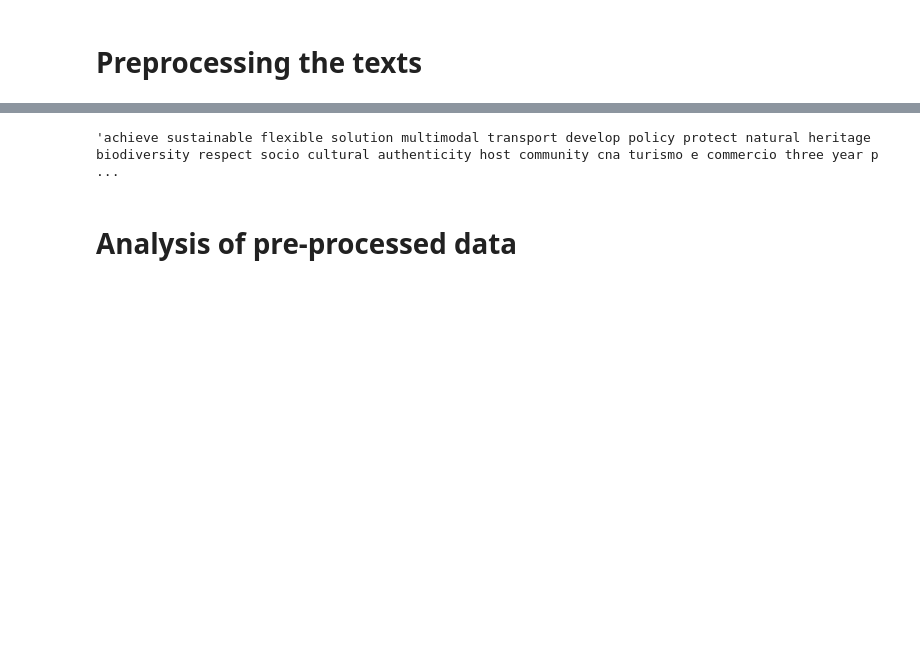
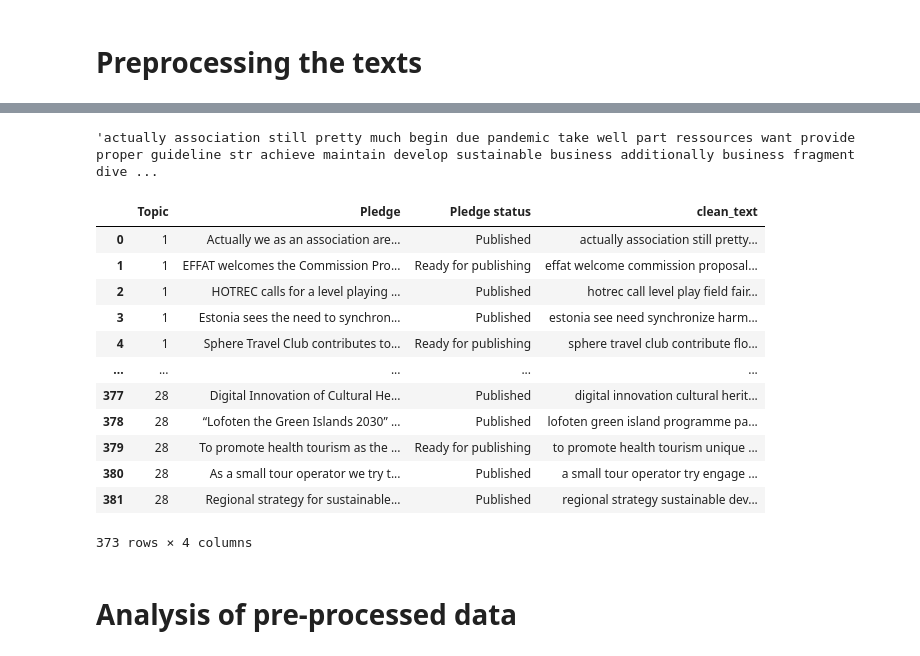
Before and after one commit to SEMICeu/semic_pledges, a Jupyter notebook: WordEmbedding/WordEmbedding.ipynb, the cells around one changed output, grey strips where cells are left out. Cells and saved outputs as stored; diff of their text form; code cells hidden in the pictures; blank space fills up the shorter version.

Commit message:
Testing new preprocess + fine tuning

```diff
--- a/WordEmbedding/WordEmbedding.ipynb
+++ b/WordEmbedding/WordEmbedding.ipynb
@@ -41,8 +74,9 @@ def preprocess(text):
     text = re.sub(r'\[[0-9]*\]', ' ', text)
     text = re.sub(r'[^\w\s]', '', str(text)) # Remove non alphanumeric characters
     text = re.sub(r'\d', '', text) # Removing digits
+    text = re.sub(r"\b[a-zA-Z]\b", "", text) # Removing single characters
     text = re.sub(r'\s+', ' ', str(text).strip()) # Replacing "double, triple, etc" whitespaces by one
     return text
 
-preprocess(first_clean(PledgesDf.iloc[3,1])) # Testing on pledge 4
+preprocess(ReplaceContractions(RemoveURL(first_clean(PledgesDf.iloc[0,1])))) # Testing on pledge 4
 # %% [output]
@@ -81,9 +115,39 @@ def lemmatizer(string):
          enumerate(word_pos_tags)]  # Map the position tag and lemmatize the word/token
     return " ".join(a)
 
-lemmatizer(stopword(preprocess(first_clean(PledgesDf.iloc[3,1]))))
+lemmatizer(stopword(preprocess(first_clean(PledgesDf.iloc[0,1]))))
 # %% [output]
-'achieve sustainable flexible solution multimodal transport develop policy protect natural heritage biodiversity respect socio cultural authenticity host community cna turismo e commercio three year p ...
+'actually association still pretty much begin due pandemic take well part ressources want provide proper guideline str achieve maintain develop sustainable business additionally business fragment dive ...
+# %%
+import gensim
+import spacy # python -m spacy download en_core_web_sm = CMD in your terminal
+
+PledgesDf['PreProcessedText'] = PledgesDf['Pledge'].apply(lambda x: preprocess(stopword(ReplaceContractions(RemoveURL(first_clean(x))))))
+data_words = [nltk.word_tokenize(i) for i in PledgesDf['PreProcessedText']]
+
+
+# Build the bigram and trigram models
+bigram = gensim.models.Phrases(data_words, min_count=5, threshold=100) # higher threshold fewer phrases.
+trigram = gensim.models.Phrases(bigram[data_words], threshold=100)
+bigram_mod = gensim.models.phrases.Phraser(bigram)
+trigram_mod = gensim.models.phrases.Phraser(trigram)
+
+# !python3 -m spacy download en  # run in terminal once
+def process_words(texts, stop_words=stopwords.words('english'), allowed_postags=['NOUN', 'ADJ', 'VERB', 'ADV']):
+    """Remove Stopwords, Form Bigrams, Trigrams and Lemmatization"""
+    texts = [[word for word in gensim.utils.simple_preprocess(str(doc)) if word not in stop_words] for doc in texts]
+    texts = [bigram_mod[doc] for doc in texts]
+    texts = [trigram_mod[bigram_mod[doc]] for doc in texts]
+    texts_out = []
+    nlp = spacy.load("en_core_web_sm")
+    for sent in texts:
+        doc = nlp(" ".join(sent))
+        texts_out.append([token.lemma_ for token in doc if token.pos_ in allowed_postags])
+    # remove stopwords once more after lemmatization
+    texts_out = [[word for word in gensim.utils.simple_preprocess(str(doc)) if word not in stop_words] for doc in texts_out]
+    return [' '.join(pledge) for pledge in texts_out]
+
+data_ready = process_words(data_words)  # processed Text Data!
 # %%
 def preprocessing(text):
 
@@ -95,12 +159,30 @@ def preprocessing(text):
     print(n)
     print("length of the text is : ")
     print(len(first_clean(text)))
-    return lemmatizer(stopword(preprocess(first_clean(text))))
+    return lemmatizer(preprocess(stopword(ReplaceContractions(RemoveURL(first_clean(text))))))
 # %%
 n=0
 print("begin pre-processing")
 PledgesDf['clean_text'] = PledgesDf['Pledge'].apply(lambda x: preprocessing(x))
 print("end pre-processing")
+# %%
+PledgesDf['clean_text2'] = data_ready
+# %%
+PledgesDf
+# %% [output]
+|  | Topic | Pledge | Pledge status | clean_text |
+| 0 | 1 | Actually we as an association are... | Published | actually association still pretty... |
+| 1 | 1 | EFFAT welcomes the Commission Pro... | Ready for publishing | effat welcome commission proposal... |
+| 2 | 1 | HOTREC calls for a level playing ... | Published | hotrec call level play field fair... |
+| 3 | 1 | Estonia sees the need to synchron... | Published | estonia see need synchronize harm... |
+| 4 | 1 | Sphere Travel Club contributes to... | Ready for publishing | sphere travel club contribute flo... |
+| ... | ... | ... | ... | ... |
+| 377 | 28 | Digital Innovation of Cultural He... | Published | digital innovation cultural herit... |
+| 378 | 28 | “Lofoten the Green Islands 2030” ... | Published | lofoten green island programme pa... |
+| 379 | 28 | To promote health tourism as the ... | Ready for publishing | to promote health tourism unique ... |
+| 380 | 28 | As a small tour operator we try t... | Published | a small tour operator try engage ... |
+| 381 | 28 | Regional strategy for sustainable... | Published | regional strategy sustainable dev... |
+373 rows × 4 columns
 # %% [markdown]
 # Analysis of pre-processed data
 # %%
```
Also changed, not shown: parts of 15 cells of this notebook, 4 other files.
